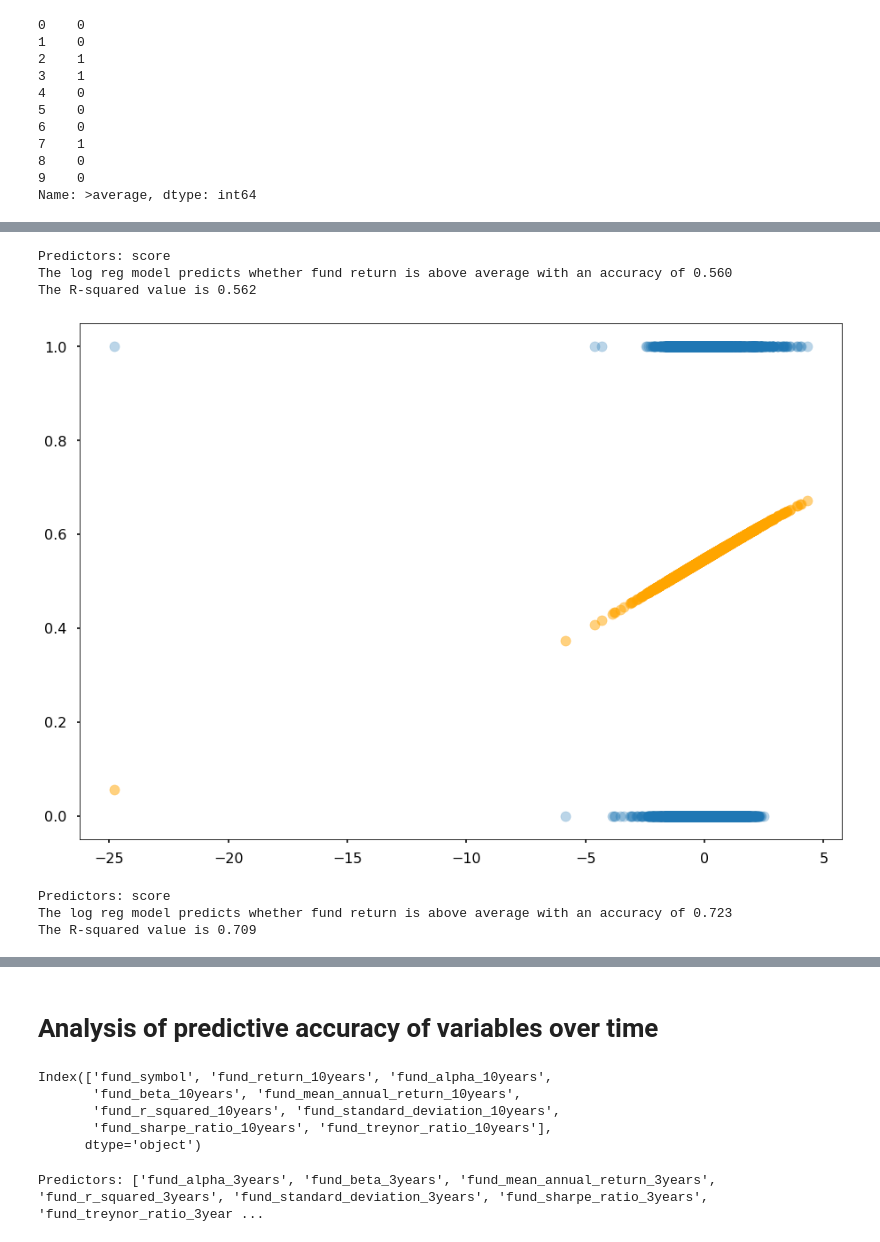
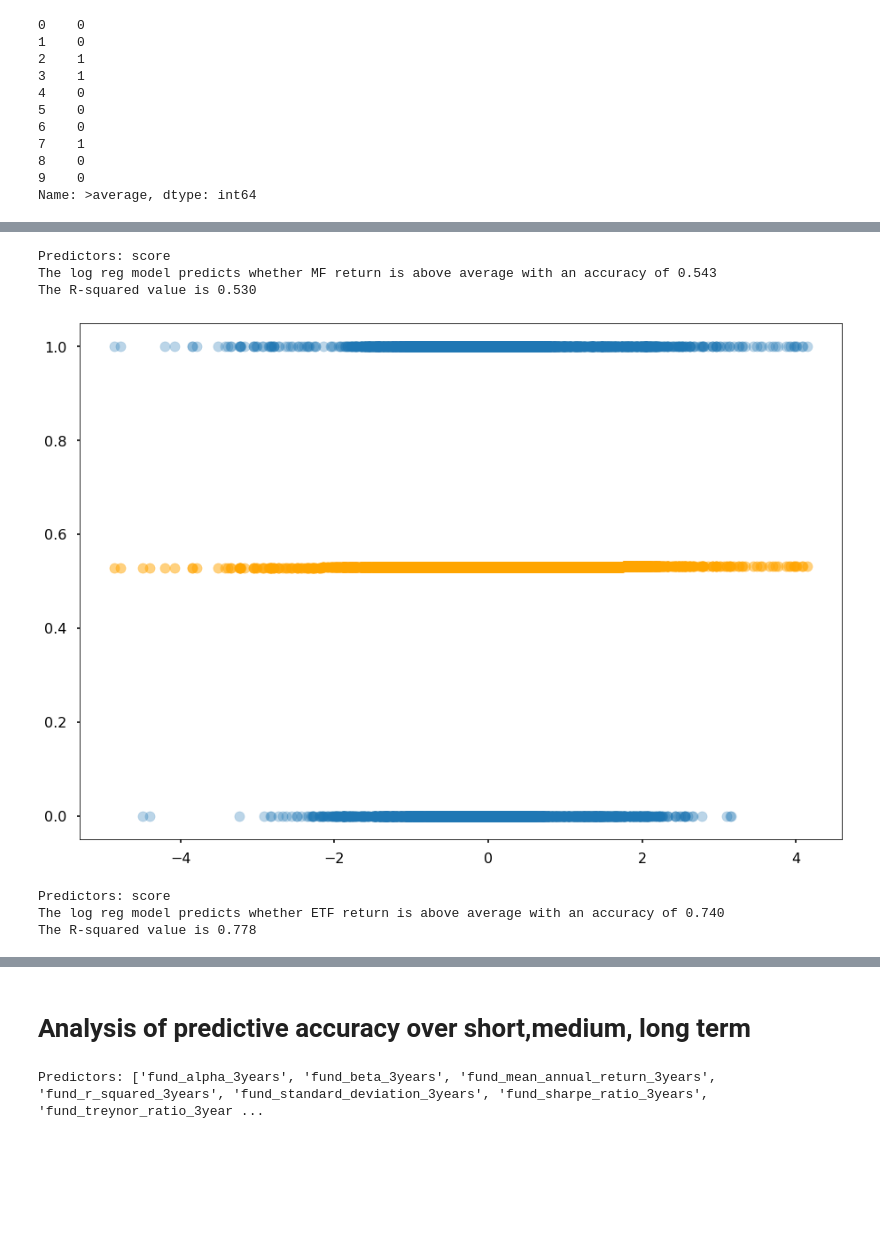
Before and after one commit to ctr48/Info2950FinalProject, a Jupyter notebook: May11V1.ipynb, the cells around one changed output, grey strips where cells are left out. Cells and saved outputs as stored; diff of their text form; code cells hidden in the pictures; blank space fills up the shorter version.

```diff
--- a/May11V1.ipynb
+++ b/May11V1.ipynb
@@ -857,10 +916,10 @@ ques
 # %%
-#Sorting by decreasing value so first 5 entries are the 5 highest correlated variables
+#Sorting by decreasing value so first entries are the highest correlated variables
 df_mf_highest_corrs=df_mf_highest_corrs.T.sort_values(by=['correlation'],ascending=False)
 df_etf_highest_corrs=df_etf_highest_corrs.T.sort_values(by=['correlation'],ascending=False)
 
-etf_vars=df_etf_highest_corrs.index[:5]
-mf_vars=df_mf_highest_corrs.index[:5]
+etf_vars=df_etf_highest_corrs.index[:7]
+mf_vars=df_mf_highest_corrs.index[:7]
 
 #First instance of df_mf3/df_etf3
 df_mf3[mf_vars]=StandardScaler().fit_transform(df_mf3[mf_vars])
@@ -886,8 +945,13 @@ for var in etf_vars:
     df_etf3['score']+=etf_score
     #print(etf_score)
 
+
+#category columns to include in final dfs
+cats=['category_return_3years','category_return_5years','category_return_10years']
+
 mf_cols=df_mf.columns.to_list()
 mf_cols.extend(mf_vars)
+mf_cols.extend(cats)
 mf_cols.append('score')
 mf_cols.append('category_return_ytd')
 mf_final=pd.DataFrame()
@@ -896,6 +960,7 @@ for col in mf_cols:
 
 etf_cols=df_etf.columns.to_list()
 etf_cols.extend(etf_vars)
+etf_cols.extend(cats)
 etf_cols.append('score')
 etf_cols.append('category_return_ytd')
 etf_final=pd.DataFrame()
@@ -918,5 +982,25 @@ df_mf_highest_corrs.head(10)
+# %%
+predictors=['fund_yield',
+            'fund_net_annual_expense_ratio',
+            'price_earnings_ratio',
+            'price_book_ratio',
+            'price_sales_ratio',
+            'price_cashflow_ratio',
+            'fund_sharpe_ratio_3years',
+            'fund_sharpe_ratio_5years',
+            'fund_sharpe_ratio_10years',
+            'fund_alpha_3years',
+            'fund_alpha_5years',
+            'fund_alpha_10years',
+            'fund_treynor_ratio_3years',
+            'fund_treynor_ratio_5years',
+            'fund_treynor_ratio_10years',
+           ]
+mf_final[predictors]=df_mf2[predictors]
+etf_final[predictors]=df_etf2[predictors]
 # %%
-#Adding column to MF dataframe that tells whether it is above average return
+mf_final.dropna(subset=['category_return_ytd'],inplace=True)
+#Adding column to MF dataframe that tells whether it is above average return for ytd, 3years, 5years, 10 years
 ytd_index=mf_final.columns.get_loc('fund_return_ytd')
 cat_ytd_index=mf_final.columns.get_loc('category_return_ytd')
 
@@ -943,6 +1027,7 @@ mf_final['>average'].head(10)
 Name: >average, dtype: int64
 # %%
 #Adding column to ETF dataframe that tells whether it is above average return
+etf_final.dropna(subset=['category_return_ytd'],inplace=True)
 ytd_index=etf_final.columns.get_loc('fund_return_ytd')
 cat_ytd_index=etf_final.columns.get_loc('category_return_ytd')
 
@@ -954,5 +1039,5 @@ for i in range(etf_final.shape[0]):
         greater_list.append(1)
 
 etf_final['>average']=greater_list
-etf_final['>average'].head(0)
+etf_final['>average'].head(50)
 # %% [output]
@@ -960,14 +1061,13 @@ Series([], Name: >average, dtype: int64)
 # %%
-mf_final.dropna(inplace=True)
-log_prob(mf_final,'score')
+log_prob(mf_final,'score','MF')
 plt.show()
 print('\n')
-log_prob(etf_final,'score')
+log_prob(etf_final,'score','ETF')
 # %% [output]
 Predictors: score
-The log reg model predicts whether fund return is above average with an accuracy of 0.560
-The R-squared value is 0.562
+The log reg model predicts whether MF return is above average with an accuracy of 0.543
+The R-squared value is 0.530
-[figure, old version]
+[figure, new version]
 Predictors: score
-The log reg model predicts whether fund return is above average with an accuracy of 0.723
-The R-squared value is 0.709
+The log reg model predicts whether ETF return is above average with an accuracy of 0.740
+The R-squared value is 0.778
@@ -975,23 +1075,14 @@ The R-squared value is 0.709
 # %% [markdown]
-# __Analysis of predictive accuracy of variables over time__
+# __Analysis of predictive accuracy over short,medium, long term__
 # %%
 #First instance of df_mf3,df_etf3
-mf_short= cleanbykeyword(df_mf3,'3years').dropna()
-mf_med= cleanbykeyword(df_mf3,'5years').dropna()
-mf_long= cleanbykeyword(df_mf3,'10years').dropna()
+mf_short= cleanbykeyword(df_mf2,'3years').dropna()
+mf_med= cleanbykeyword(df_mf2,'5years').dropna()
+mf_long= cleanbykeyword(df_mf2,'10years').dropna()
 
 etf_short= cleanbykeyword(df_etf2,'3years').dropna()
 etf_med= cleanbykeyword(df_etf2,'5years').dropna()
 etf_long= cleanbykeyword(df_etf2,'10years').dropna()
-
-
-mf_long.columns
-# %% [output]
-Index(['fund_symbol', 'fund_return_10years', 'fund_alpha_10years',
-       'fund_beta_10years', 'fund_mean_annual_return_10years',
-       'fund_r_squared_10years', 'fund_standard_deviation_10years',
-       'fund_sharpe_ratio_10years', 'fund_treynor_ratio_10years'],
-      dtype='object')
 # %%
 #short term
 predictors=mf_short.columns.to_list()[2:]
```
Also changed, not shown: parts of 50 cells of this notebook.
